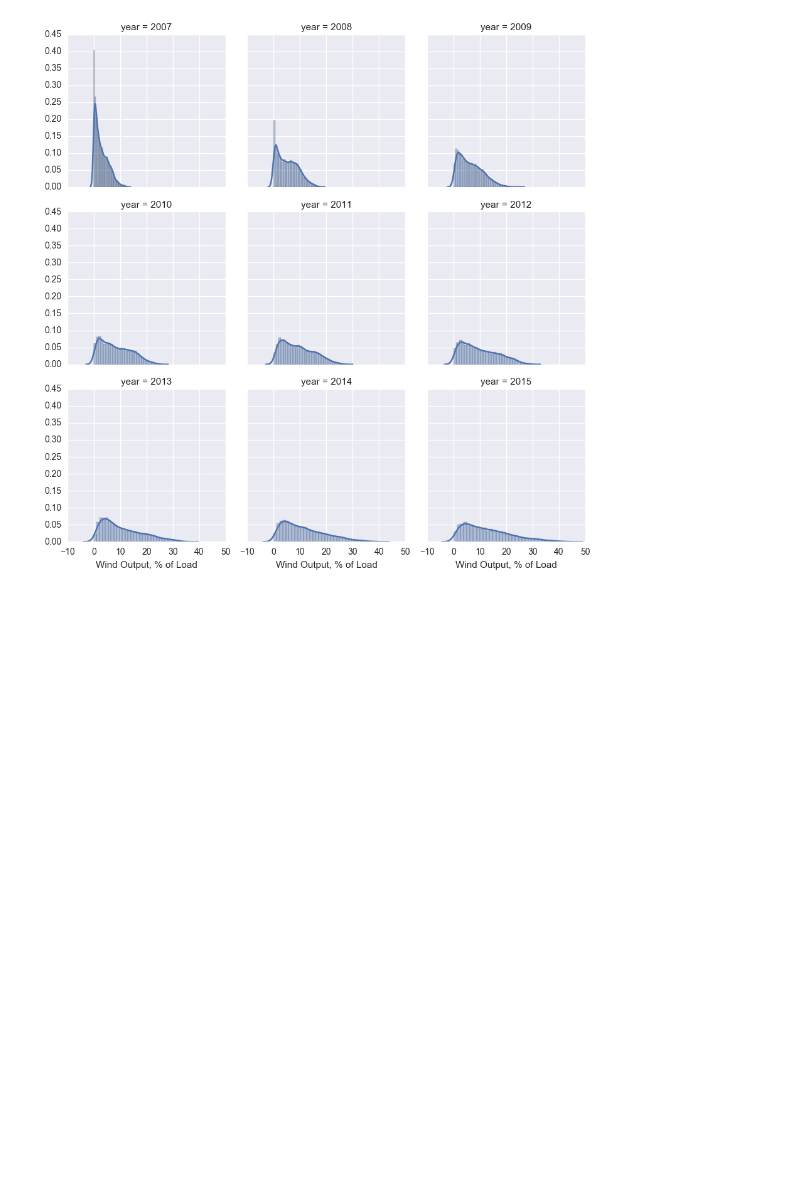
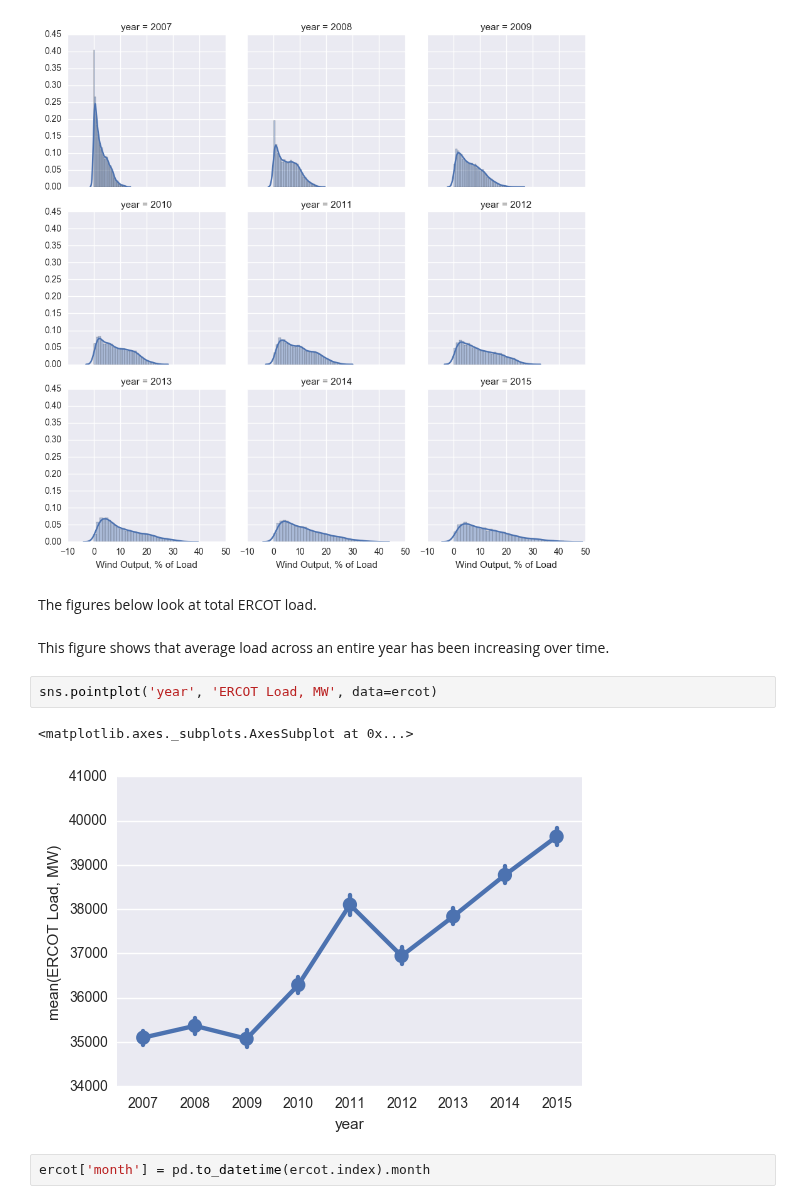
Before and after one commit to gschivley/ERCOT_power, a Jupyter notebook: Exploratory visualization/Exploratory visualizations.ipynb, the cells around one changed output. Cells and saved outputs as stored; diff of their text form; blank space fills up the shorter version.

Commit message:
More exploration of wind and load data
Creating of some new figures looking at the ERCOT hourly data

```diff
--- a/Exploratory visualization/Exploratory visualizations.ipynb
+++ b/Exploratory visualization/Exploratory visualizations.ipynb
@@ -43,3 +47,14 @@ g.map(sns.distplot, 'Wind Output, % of Load')
 # %% [output]
 <seaborn.axisgrid.FacetGrid at 0x...>
 [figure]
+# %% [markdown]
+The figures below look at total ERCOT load.
+# %% [markdown]
+This figure shows that average load across an entire year has been increasing over time.
+# %%
+sns.pointplot('year', 'ERCOT Load, MW', data=ercot)
+# %% [output]
+<matplotlib.axes._subplots.AxesSubplot at 0x...>
+[figure, added]
+# %%
+ercot['month'] = pd.to_datetime(ercot.index).month
```
Also changed, not shown: parts of 7 cells of this notebook, 1 other file.
